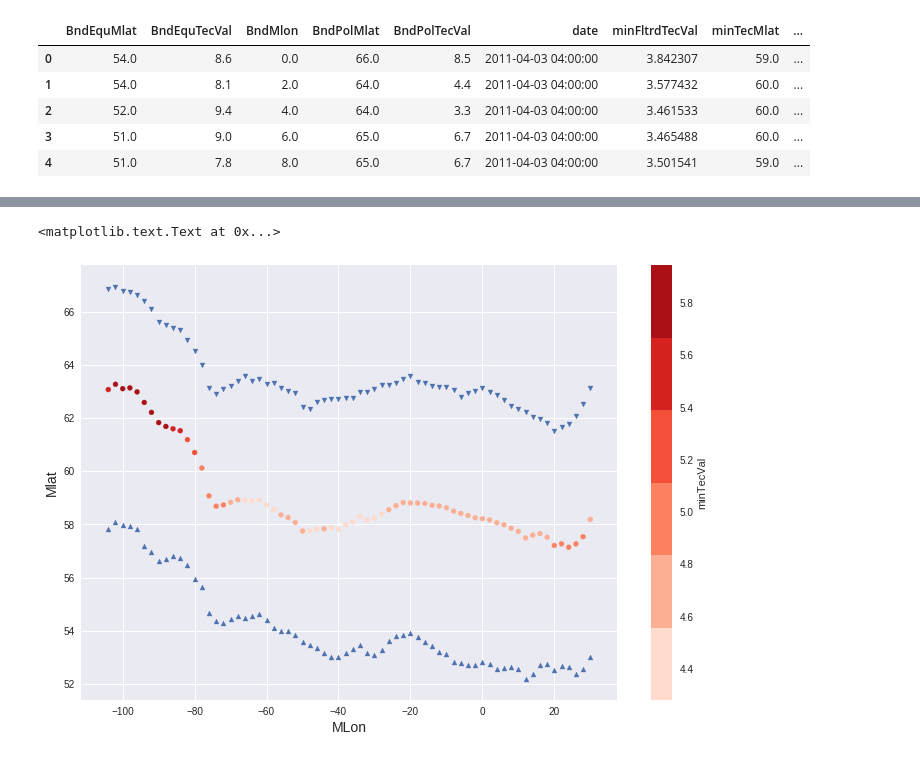
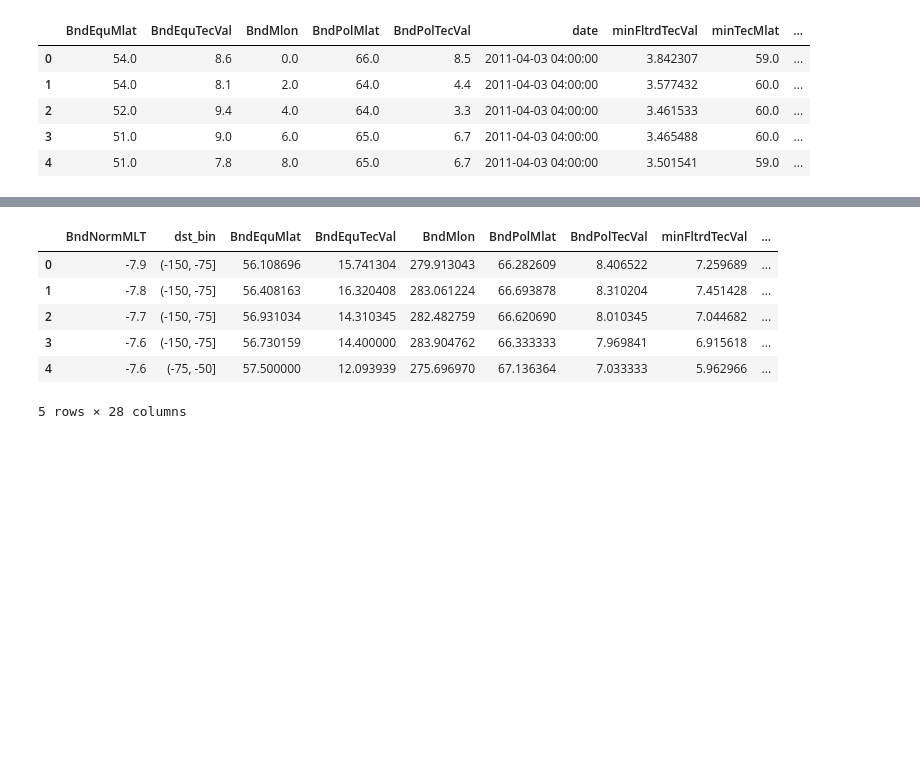
Before and after one commit to bharatreddy/tec-analysis, a Jupyter notebook: ipy/newTrgh.ipynb, the cells around one changed output, grey strips where cells are left out. Saved outputs shown, nothing was run; the diff lists cells and outputs as text; code cells hidden in the pictures; blank space fills up the shorter version.

```diff
--- a/ipy/newTrgh.ipynb
+++ b/ipy/newTrgh.ipynb
@@ -147,28 +176,51 @@ print cntGrps
+# %%
+# Get MEAN and STD of diff quantities
+trghStatDF = fltTecDataDF.groupby( [ "BndNormMLT", "dst_bin" ] ).mean().reset_index()
+trghStdDF = fltTecDataDF.groupby( [ "BndNormMLT", "dst_bin" ] ).std().reset_index()
+# Need to replace col names of std df to avoid conf
+newColList = []
+for col in trghStdDF.columns:
+    if ( (col == "BndNormMLT") | (col == "dst_bin") ):
+        newCol = col
+    else:
+        newCol = "std_" + col
+    newColList.append( newCol )
+trghStdDF.columns = newColList
+trghStatDF = pandas.merge( trghStatDF, \
+                          trghStdDF,\
+                          on=[ "BndNormMLT", "dst_bin" ] )
+trghStatDF.dropna(inplace=True)
+trghStatDF.head()
+# %% [output]
+|  | BndNormMLT | dst_bin | BndEquMlat | BndEquTecVal | BndMlon | BndPolMlat | BndPolTecVal | minFltrdTecVal | ... |
+| 0 | -7.9 | (-150, -75] | 56.108696 | 15.741304 | 279.913043 | 66.282609 | 8.406522 | 7.259689 | ... |
+| 1 | -7.8 | (-150, -75] | 56.408163 | 16.320408 | 283.061224 | 66.693878 | 8.310204 | 7.451428 | ... |
+| 2 | -7.7 | (-150, -75] | 56.931034 | 14.310345 | 282.482759 | 66.620690 | 8.010345 | 7.044682 | ... |
+| 3 | -7.6 | (-150, -75] | 56.730159 | 14.400000 | 283.904762 | 66.333333 | 7.969841 | 6.915618 | ... |
+| 4 | -7.6 | (-75, -50] | 57.500000 | 12.093939 | 275.696970 | 67.136364 | 7.033333 | 5.962966 | ... |
+5 rows × 28 columns
 # %%
 # Make a comparison plot of the data
 # for prob of occ at diff locs
 # Set up the matplotlib figure
-f = plt.figure(figsize=(12, 8))
-ax1 = f.add_subplot(1,1,1)
+# f = plt.figure(figsize=(12, 8))
+# ax1 = f.add_subplot(1,1,1)
 
-seaMap = ListedColormap(sns.color_palette("Reds"))
+# seaMap = ListedColormap(sns.color_palette("Spectral_r"))
 
-trghMeanSel = trghMeanDF[ trghMeanDF["dst_bin"] == "(-25, -10]" ]
-trghMeanSel.plot( kind='scatter',
-              x='BndMlon',
-              y='minTecMlat',
-              c='minTecVal',
-              s=25, cmap=seaMap, ax=ax1)
-trghMeanSel.plot( kind='scatter',
-              x='BndMlon',
-              y='BndEquMlat',
-              s=25, marker='^', ax=ax1)
-trghMeanSel.plot( kind='scatter',
-              x='BndMlon',
-              y='BndPolMlat',
-              s=25, marker='v', ax=ax1)
-ax1.set_xlabel("MLon", fontsize=14)
-ax1.set_ylabel("Mlat", fontsize=14)
+# trghMeanSelNew = trghStatDF[ trghStatDF["dst_bin"] == "(-75, -50]" ]
+# trghMeanSelNew.plot( kind='scatter',
+#               x='BndNormMLT',
+#               y='minTecMlat',
+#               c='minTecVal',
+#               s=25, cmap=seaMap, ax=ax1)
+# trghMeanSelNew.plot( kind='scatter',
+#               x='BndNormMLT',
+#               y='BndEquMlat',
+#               s=25, marker='^', ax=ax1)
+# trghMeanSelNew.plot( kind='scatter',
+#               x='BndNormMLT',
+#               y='BndPolMlat',
+#               s=25, marker='v', ax=ax1)
+# ax1.set_xlabel("Mlon", fontsize=14)
+# ax1.set_ylabel("Mlat", fontsize=14)
-# %% [output]
-<matplotlib.text.Text at 0x...>
-[figure, removed]
```
Also changed, not shown: parts of 7 cells of this notebook, 2 other files.
